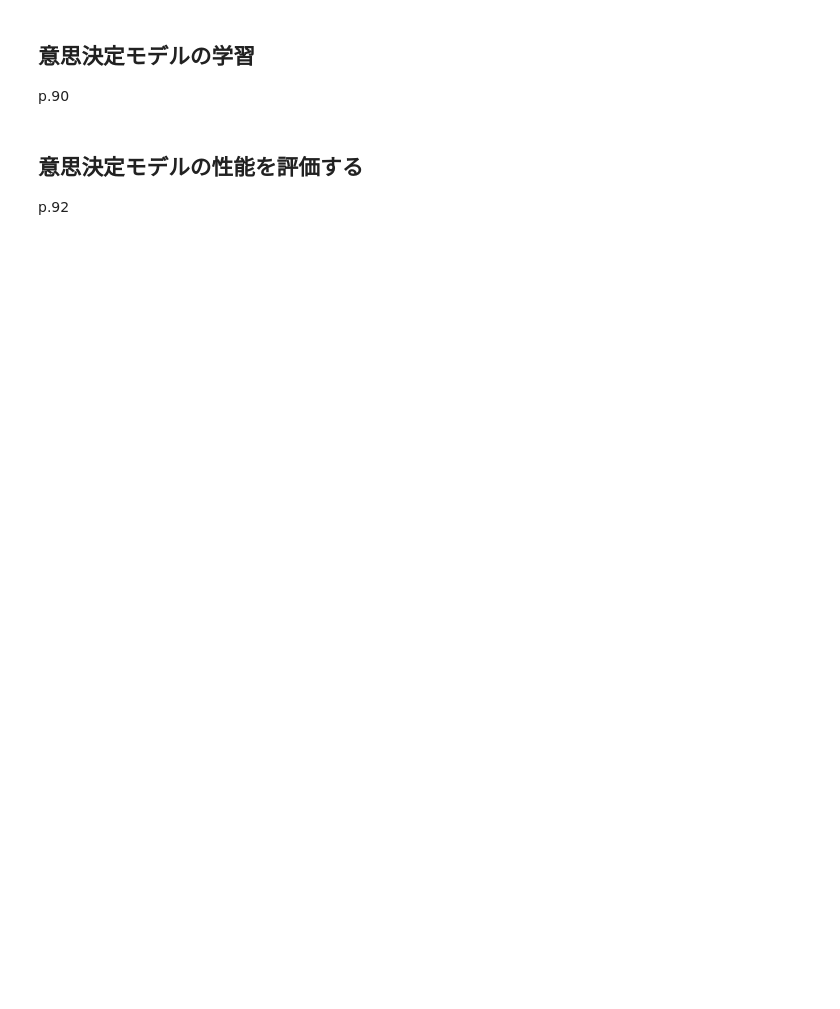
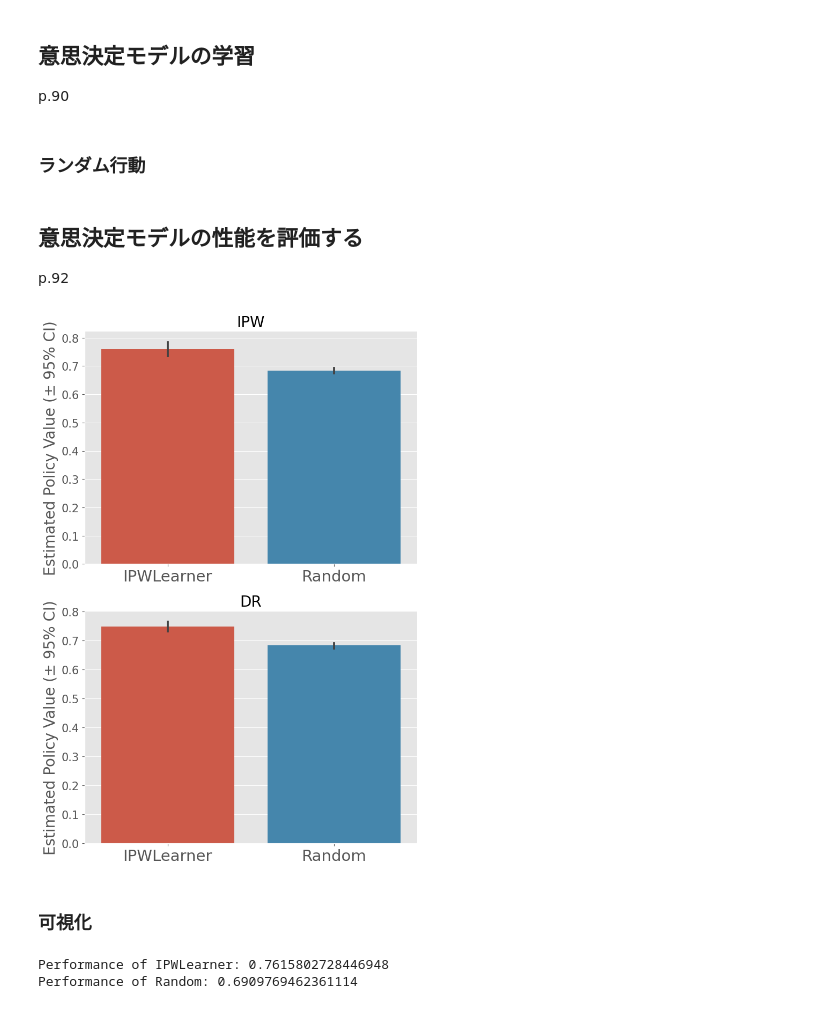
Before and after one commit to masatoomori/example-open-bandit-pipeline, a Jupyter notebook: notebooks/example.ipynb, the cells around one changed output. Drawn from its saved outputs; the diff is of its cells as text; code cells hidden in the pictures; blank space fills up the shorter version.

```diff
--- a/notebooks/example.ipynb
+++ b/notebooks/example.ipynb
@@ -66,6 +108,8 @@ ipw_learner.fit(
 action_choice_by_ipw_learner = ipw_learner.predict(
     context=validation_data["context"]
 )
+# %% [markdown]
+### ランダム行動
 # %%
 # 比較のためにランダムに行動を選択する
 random = Random(n_actions=dataset.n_actions, random_state=12345)
@@ -94,3 +138,40 @@ estimated_rewards_by_reg_model = regression_model.fit_predict(
     n_folds=3,
     random_state=12345,
 )
+# %%
+# 意思決定モデルの性能評価を一気通貫で行うためのOffPolicyEvaluationを定義する
+ope = OffPolicyEvaluation(
+    bandit_feedback=validation_data,
+    ope_estimators=[IPS(), DR()],   # 意思決定モデルの性能評価に用いるOPE推定量を指定する
+)
+# %%
+# IPWLearner + ロジスティック回帰の性能をIPS推定量とDR推定量で評価する
+ope.visualize_off_policy_estimates_of_multiple_policies(
+    policy_name_list=["IPWLearner", "Random"],   # 比較する意思決定モデルの名前
+    action_dist_list=[
+        action_choice_by_ipw_learner,   # IPWLearnerの行動選択確率
+        action_choice_by_random,   # ランダムな行動選択確率
+    ],
+    estimated_rewards_by_reg_model=estimated_rewards_by_reg_model,   # 目的変数予測モデルによる期待報酬の推定値
+    random_state=12345,
+)
+# %% [output]
+[figure, added]
+# %% [markdown]
+### 可視化
+# %%
+# IPWLearnerとrandomの真の性能を計算する
+performance_of_ipw_learner = dataset.calc_ground_truth_policy_value(
+    expected_reward=validation_data["expected_reward"],
+    action_dist=action_choice_by_ipw_learner,
+)
+performance_of_random = dataset.calc_ground_truth_policy_value(
+    expected_reward=validation_data["expected_reward"],
+    action_dist=action_choice_by_random,
+)
+
+print("Performance of IPWLearner:", performance_of_ipw_learner)
+print("Performance of Random:", performance_of_random)
+# %% [output]
+Performance of IPWLearner: 0.7615802728446948
+Performance of Random: 0.6909769462361114
```
Also changed, not shown: parts of 5 cells of this notebook.
